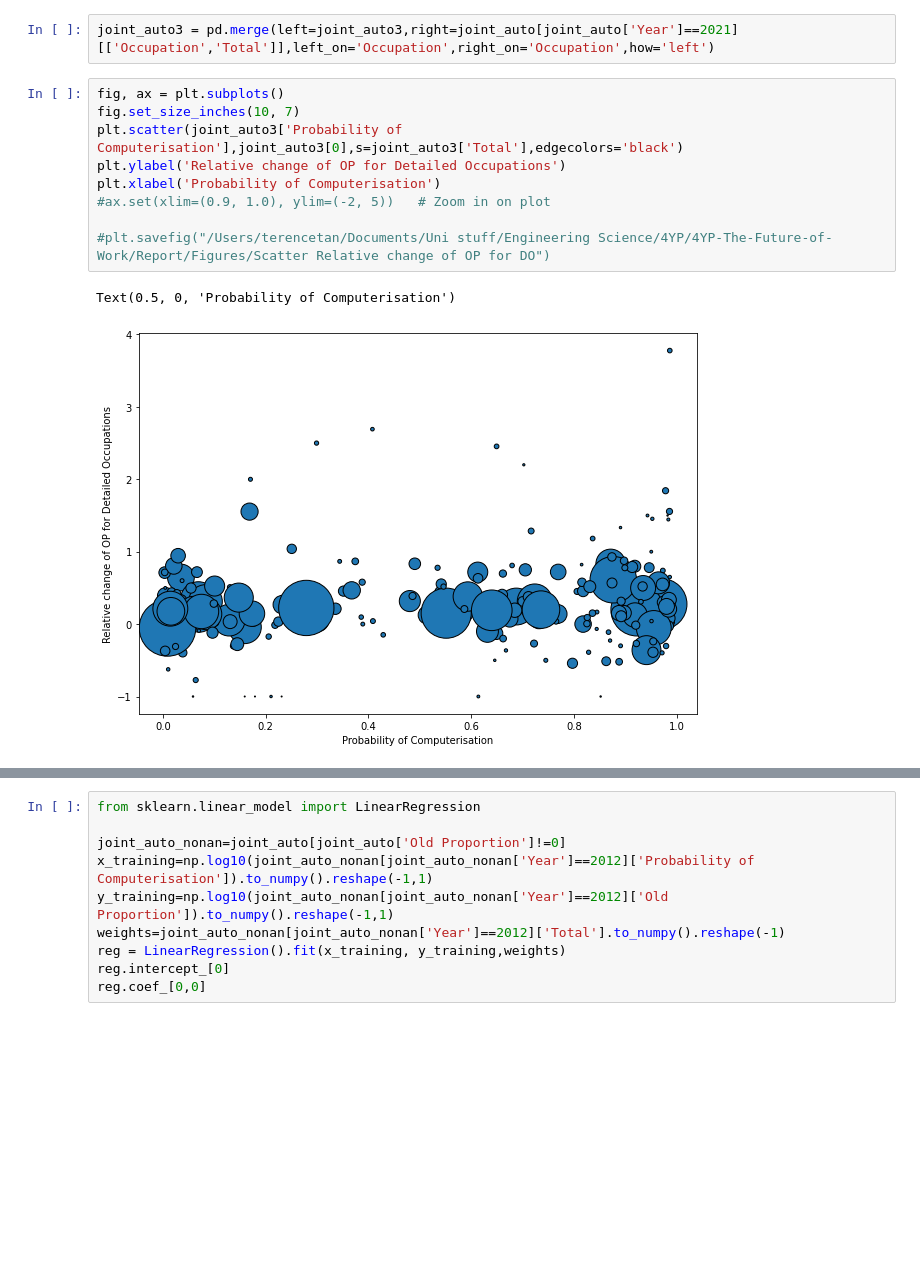
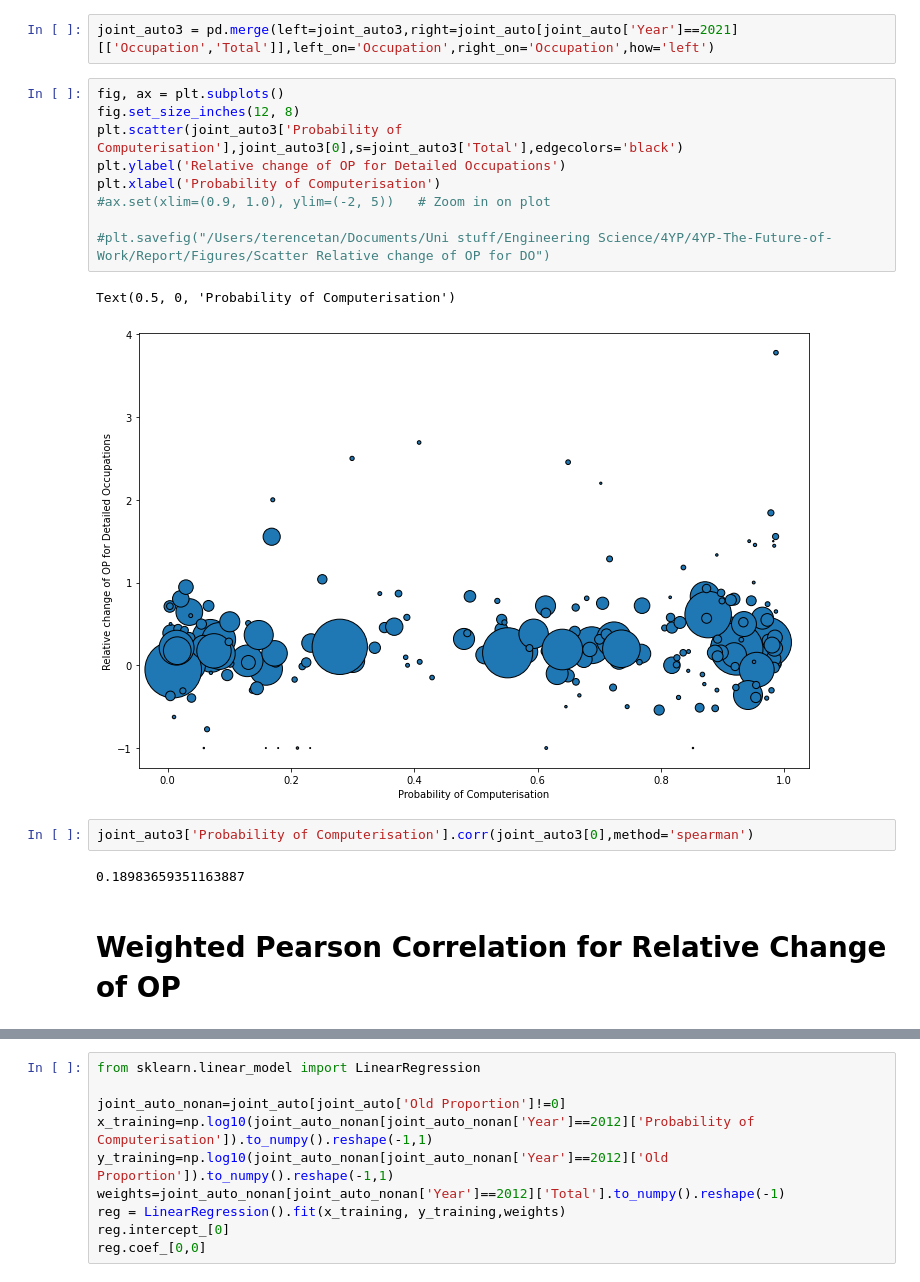
Before and after one commit to terencetan-c/4YP-The-Future-of-Work, a Jupyter notebook: Data modelling/Data modelling OP.ipynb, the cells around one changed output, grey strips where cells are left out. Cells and saved outputs as stored; diff of their text form; blank space fills up the shorter version.

```diff
--- a/Data modelling/Data modelling OP.ipynb
+++ b/Data modelling/Data modelling OP.ipynb
@@ -352,13 +354,19 @@ joint_auto3
 joint_auto3 = pd.merge(left=joint_auto3,right=joint_auto[joint_auto['Year']==2021][['Occupation','Total']],left_on='Occupation',right_on='Occupation',how='left')
 # %%
 fig, ax = plt.subplots()
-fig.set_size_inches(10, 7)
+fig.set_size_inches(12, 8)
 plt.scatter(joint_auto3['Probability of Computerisation'],joint_auto3[0],s=joint_auto3['Total'],edgecolors='black')
 plt.ylabel('Relative change of OP for Detailed Occupations')
 plt.xlabel('Probability of Computerisation')
 #ax.set(xlim=(0.9, 1.0), ylim=(-2, 5))   # Zoom in on plot
 
 #plt.savefig("/Users/terencetan/Documents/Uni stuff/Engineering Science/4YP/4YP-The-Future-of-Work/Report/Figures/Scatter Relative change of OP for DO")
 # %% [output]
 Text(0.5, 0, 'Probability of Computerisation')
-[figure, old version]
+[figure, new version]
+# %%
+joint_auto3['Probability of Computerisation'].corr(joint_auto3[0],method='spearman')
+# %% [output]
+0.18983659351163887
+# %% [markdown]
+# Weighted Pearson Correlation for Relative Change of OP
```
Also changed, not shown: parts of 12 cells of this notebook, 13 other files.
